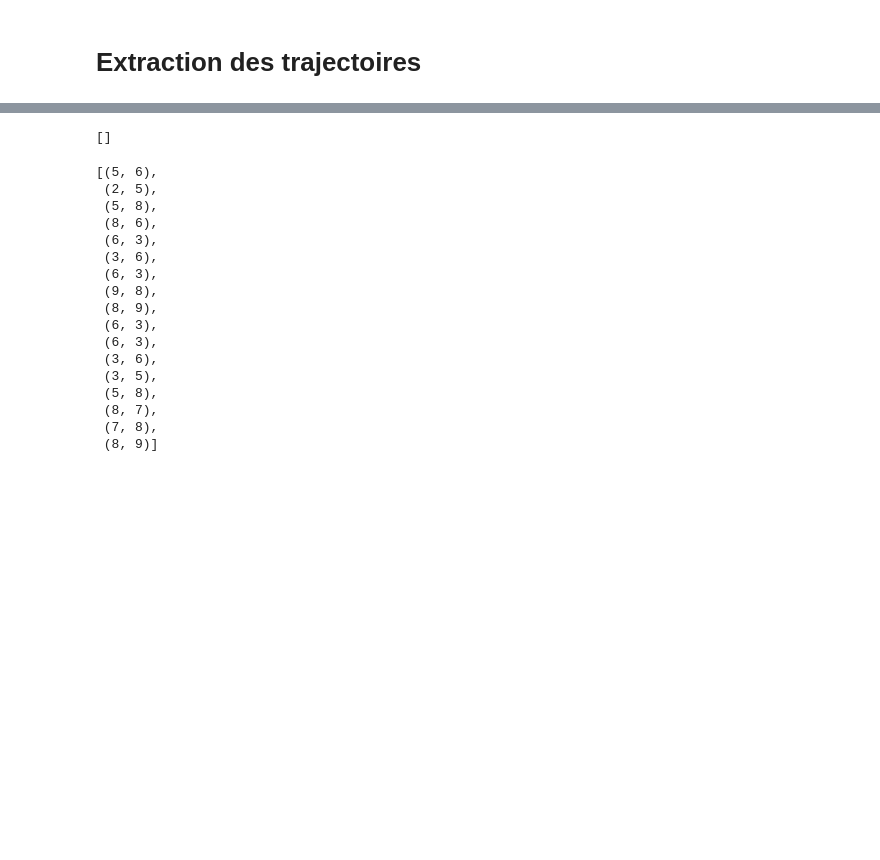
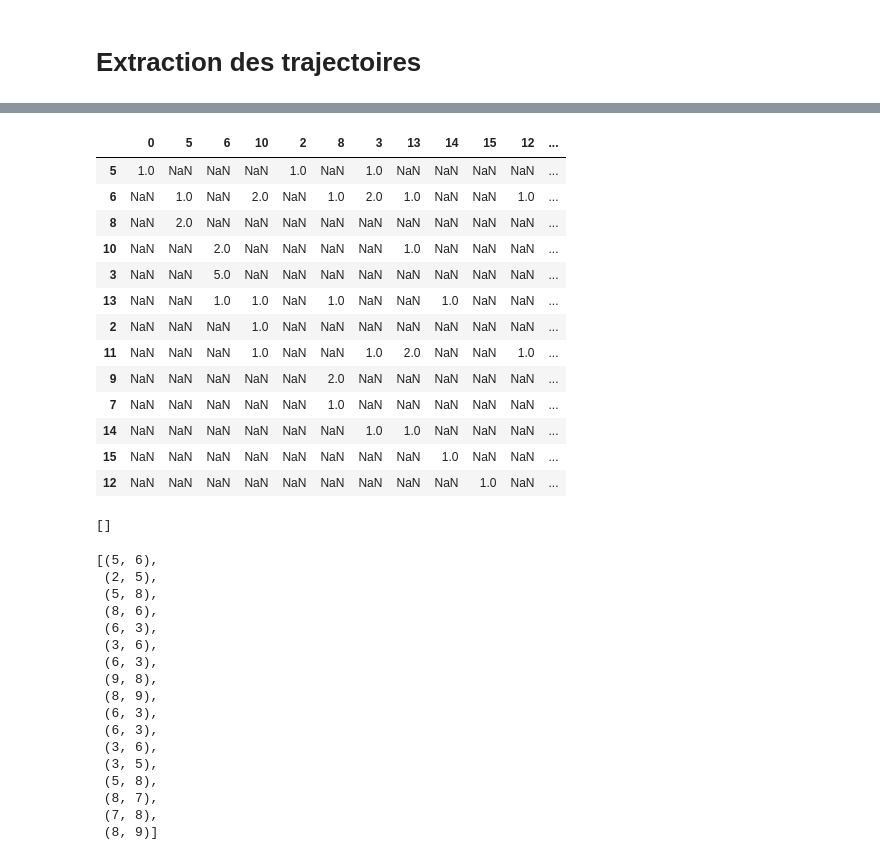
Before and after one commit to Morgane-Straw/Eye-tracking, a Jupyter notebook: Eye tracker.ipynb, the cells around one changed output, grey strips where cells are left out. Drawn from its saved outputs; the diff is of its cells as text; code cells hidden in the pictures; blank space fills up the shorter version.

```diff
--- a/Eye tracker.ipynb
+++ b/Eye tracker.ipynb
@@ -277,4 +290,4 @@ r='r1'
 for c in events:
     m[c]={}
     for r in events[c]:
-        m[c][r]=[i for i in events[c][r] if events[c][r][i]=='MouseEvent']
+        m[c][r]=[i for i in events[c][r]['Event'] if events[c][r]['Event'][i]=='MouseEvent']
@@ -448,7 +526,18 @@ evaluation
 c='c1'
 r='r1'
 q='q1'
-traj=[(aoi_gaze[c][r][q][i],aoi_gaze[c][r][q][i+1]) for i in range(len(aoi_gaze[c][r][q])-1) if (aoi_gaze[c][r][q][i]!=aoi_gaze[c][r][q][i+1]) ]
+traj0=[(aoi_gaze[c][r][q][i],aoi_gaze[c][r][q][i+1]) for i in range(len(aoi_gaze[c][r][q])-1) if (aoi_gaze[c][r][q][i]!=aoi_gaze[c][r][q][i+1]) ]
+# %%
+traj=[]
+i=0
+while i <len(traj0):
+    if (traj0[i][1]==0 and traj0[i+1][0]==0) :
+        if (traj0[i][0]!=traj0[i+1][1]):
+            traj.append((traj0[i][0],traj0[i+1][1]))
+        i+=1
+    else:
+        traj.append(traj0[i])
+    i+=1
 # %%
 traj
 # %% [output]
@@ -497,0 +561,7 @@ for i range(len(traj)-1):
+# %%
+enchainements={t[0]:{} for t in traj}
+for t in traj :
+    if t[1] in enchainements[t[0]]:
+        enchainements[t[0]][t[1]]+=1
+    else :
+        enchainements[t[0]][t[1]]=1
@@ -498,3 +585,21 @@ for i range(len(traj)-1):
+# %%
+import pandas as pd
+pd.DataFrame(enchainements)
+# %% [output]
+|  | 0 | 5 | 6 | 10 | 2 | 8 | 3 | 13 | 14 | 15 | 12 | ... |
+| 5 | 1.0 | NaN | NaN | NaN | 1.0 | NaN | 1.0 | NaN | NaN | NaN | NaN | ... |
+| 6 | NaN | 1.0 | NaN | 2.0 | NaN | 1.0 | 2.0 | 1.0 | NaN | NaN | 1.0 | ... |
+| 8 | NaN | 2.0 | NaN | NaN | NaN | NaN | NaN | NaN | NaN | NaN | NaN | ... |
+| 10 | NaN | NaN | 2.0 | NaN | NaN | NaN | NaN | 1.0 | NaN | NaN | NaN | ... |
+| 3 | NaN | NaN | 5.0 | NaN | NaN | NaN | NaN | NaN | NaN | NaN | NaN | ... |
+| 13 | NaN | NaN | 1.0 | 1.0 | NaN | 1.0 | NaN | NaN | 1.0 | NaN | NaN | ... |
+| 2 | NaN | NaN | NaN | 1.0 | NaN | NaN | NaN | NaN | NaN | NaN | NaN | ... |
+| 11 | NaN | NaN | NaN | 1.0 | NaN | NaN | 1.0 | 2.0 | NaN | NaN | 1.0 | ... |
+| 9 | NaN | NaN | NaN | NaN | NaN | 2.0 | NaN | NaN | NaN | NaN | NaN | ... |
+| 7 | NaN | NaN | NaN | NaN | NaN | 1.0 | NaN | NaN | NaN | NaN | NaN | ... |
+| 14 | NaN | NaN | NaN | NaN | NaN | NaN | 1.0 | 1.0 | NaN | NaN | NaN | ... |
+| 15 | NaN | NaN | NaN | NaN | NaN | NaN | NaN | NaN | 1.0 | NaN | NaN | ... |
+| 12 | NaN | NaN | NaN | NaN | NaN | NaN | NaN | NaN | NaN | 1.0 | NaN | ... |
 # %%
 enonce={'c1':{'q1':range(1,10)}}
 reponses={'c1':{'q1':range(10,16)}}
```
Also changed, not shown: parts of 26 cells of this notebook, 2 other files.
